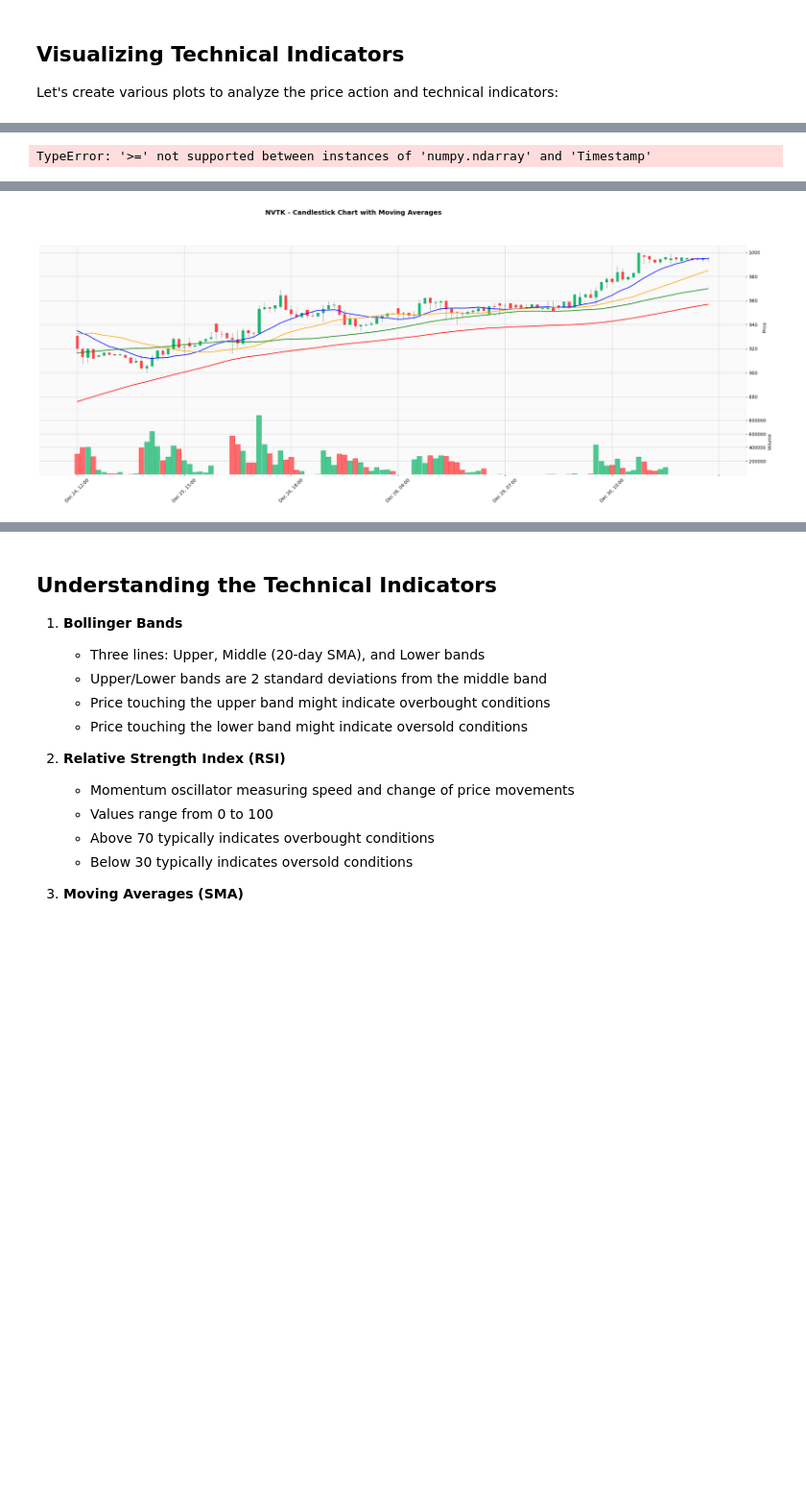
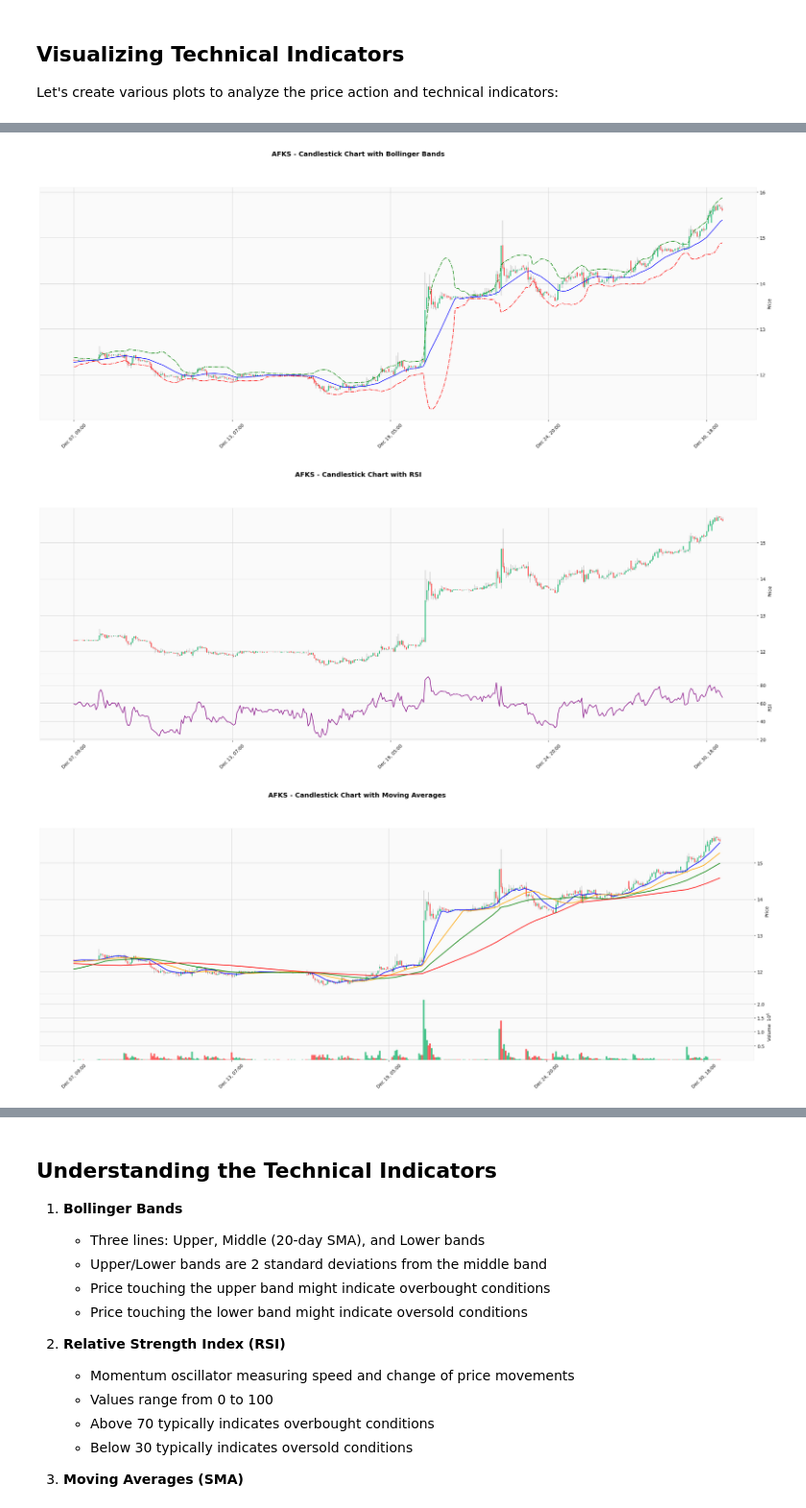
Before and after one commit to bigdatarookie/a2-project, a Jupyter notebook: dev/env_v1/test_env.ipynb, the cells around one changed output, grey strips where cells are left out. Shown at 96% size. Drawn from its saved outputs; the diff is of its cells as text; code cells hidden in the pictures; blank space fills up the shorter version.

Commit message:
Tdata stabilised and first env tests

```diff
--- a/dev/env_v1/test_env.ipynb
+++ b/dev/env_v1/test_env.ipynb
@@ -95,0 +61,12 @@ df
+# %%
+# Read df with index and process it with indicators
+df = pd.read_csv("./data/data/test_ohlcv_data.csv", index_col='date')
+
+# Calculate indicators and remove rows with NaN values
+df = calculate_indicators(df, drop_na_rows=True)
+
+# Print data info to verify
+print("Dataset info after cleaning:")
+print(f"Total rows: {len(df)}")
+print("\nSample of first few rows to verify indicators:")
+print(df[['close', 'rsi', 'macd_line', 'bb_middle']].head())
@@ -131,41 +107,85 @@ TypeError: cannot do slice indexing on RangeIndex with these indexers [2024-01-0
 # %%
 # Select ticker to visualize
-ticker = "NVTK"
+ticker = "AFKS"
+end_date = pd.Timestamp("2024-12-31T12:00:00Z")
 chart_df = df[df['tic'] == ticker]
 
 # The index is already DatetimeIndex, so we can filter directly
-filter_date = pd.Timestamp(end_date - timedelta(days=7))
+filter_date = pd.Timestamp(end_date - timedelta(days=30))
 chart_df = chart_df[chart_df.index >= filter_date]
 
 # Create plot addons for different indicators
 bb_upper_plot = mpf.make_addplot(chart_df['bb_upper'], color='green', linestyle='dashdot')
 bb_lower_plot = mpf.make_addplot(chart_df['bb_lower'], color='red', linestyle='dashdot')
 bb_middle_plot = mpf.make_addplot(chart_df['bb_middle'], color='blue')
 
 rsi_plot = mpf.make_addplot(chart_df['rsi'], panel=1, color='purple', ylabel='RSI')
 
 macd_line = mpf.make_addplot(chart_df['macd_line'], panel=2, color='blue', ylabel='MACD')
 macd_signal = mpf.make_addplot(chart_df['macd_signal'], panel=2, color='orange')
 macd_histogram = mpf.make_addplot(chart_df['macd_histogram'], type='bar', panel=2,
                                  color=['green' if v >= 0 else 'red' for v in chart_df['macd_histogram']])
 
 sma_12_plot = mpf.make_addplot(chart_df['sma_12'], color='blue', width=1.5)
 sma_26_plot = mpf.make_addplot(chart_df['sma_26'], color='orange', width=1.5)
 sma_50_plot = mpf.make_addplot(chart_df['sma_50'], color='green', width=1.5)
 sma_100_plot = mpf.make_addplot(chart_df['sma_100'], color='red', width=1.5)
 
 # 1. Plot candlestick chart with Bollinger Bands
 mpf.plot(chart_df, type='candle', volume=False,
          title=f"{ticker} - Candlestick Chart with Bollinger Bands",
          style='yahoo',
          figsize=(30, 10),
          addplot=[bb_upper_plot, bb_middle_plot, bb_lower_plot])
 
 # 2. Plot candlestick chart with RSI
 mpf.plot(chart_df, type='candle', volume=False,
          title=f"{ticker} - Candlestick Chart with RSI",
          style='yahoo',
          figsize=(30, 10),
          addplot=[rsi_plot])
+
+# 3. Plot candlestick chart with all SMAs
+mpf.plot(chart_df, type='candle', volume=True,
+         title=f"{ticker} - Candlestick Chart with Moving Averages",
+         style='yahoo',
+         figsize=(30, 10),
+         addplot=[sma_12_plot, sma_26_plot, sma_50_plot, sma_100_plot])
+
+# 4. Plot candlestick chart with MACD
+mpf.plot(chart_df, type='candle', volume=True,
+         title=f"{ticker} - Candlestick Chart with MACD",
+         style='yahoo',
+         figsize=(30, 10),
+         addplot=[macd_histogram, macd_line, macd_signal],
+         panel_ratios=(2, 1))
+
+# Create plots for ADX and Stochastic
+adx_plot = mpf.make_addplot(chart_df['adx'], panel=1, color='purple', ylabel='ADX')
+adx_pos_plot = mpf.make_addplot(chart_df['adx_positive'], panel=1, color='green')
+adx_neg_plot = mpf.make_addplot(chart_df['adx_negative'], panel=1, color='red')
+
+stoch_k_plot = mpf.make_addplot(chart_df['stoch_k'], panel=1, color='blue', ylabel='Stoch')
+stoch_d_plot = mpf.make_addplot(chart_df['stoch_d'], panel=1, color='orange')
+
+# 5. Plot candlestick chart with ADX
+# ADX > 25 indicates a strong trend (either up or down)
+mpf.plot(chart_df, type='candle', volume=False,
+         title=f"{ticker} - Candlestick Chart with ADX",
+         style='yahoo',
+         figsize=(30, 10),
+         addplot=[adx_plot, adx_pos_plot, adx_neg_plot],
+         panel_ratios=(2, 1))
+
+# 6. Plot candlestick chart with Stochastic Oscillator
+# Values over 80 indicate overbought, under 20 indicate oversold
+mpf.plot(chart_df, type='candle', volume=False,
+         title=f"{ticker} - Candlestick Chart with Stochastic Oscillator",
+         style='yahoo',
+         figsize=(30, 10),
+         addplot=[stoch_k_plot, stoch_d_plot],
+         panel_ratios=(2, 1))
 # %% [output]
-TypeError: '>=' not supported between instances of 'numpy.ndarray' and 'Timestamp'
+[figure, added]
+[figure, added]
+[figure, added]
@@ -172,9 +194,0 @@ TypeError: '>=' not supported between instances of 'numpy.ndarray' and 'Timestam
-# %%
-# 3. Plot candlestick chart with all SMAs
-mpf.plot(chart_df, type='candle', volume=True,
-         title=f"{ticker} - Candlestick Chart with Moving Averages",
-         style='yahoo',
-         figsize=(30, 10),
-         addplot=[sma_12_plot, sma_26_plot, sma_50_plot, sma_100_plot])
-# %% [output]
-[figure, removed]
```
Also changed, not shown: parts of 16 cells of this notebook, 4 other files.
